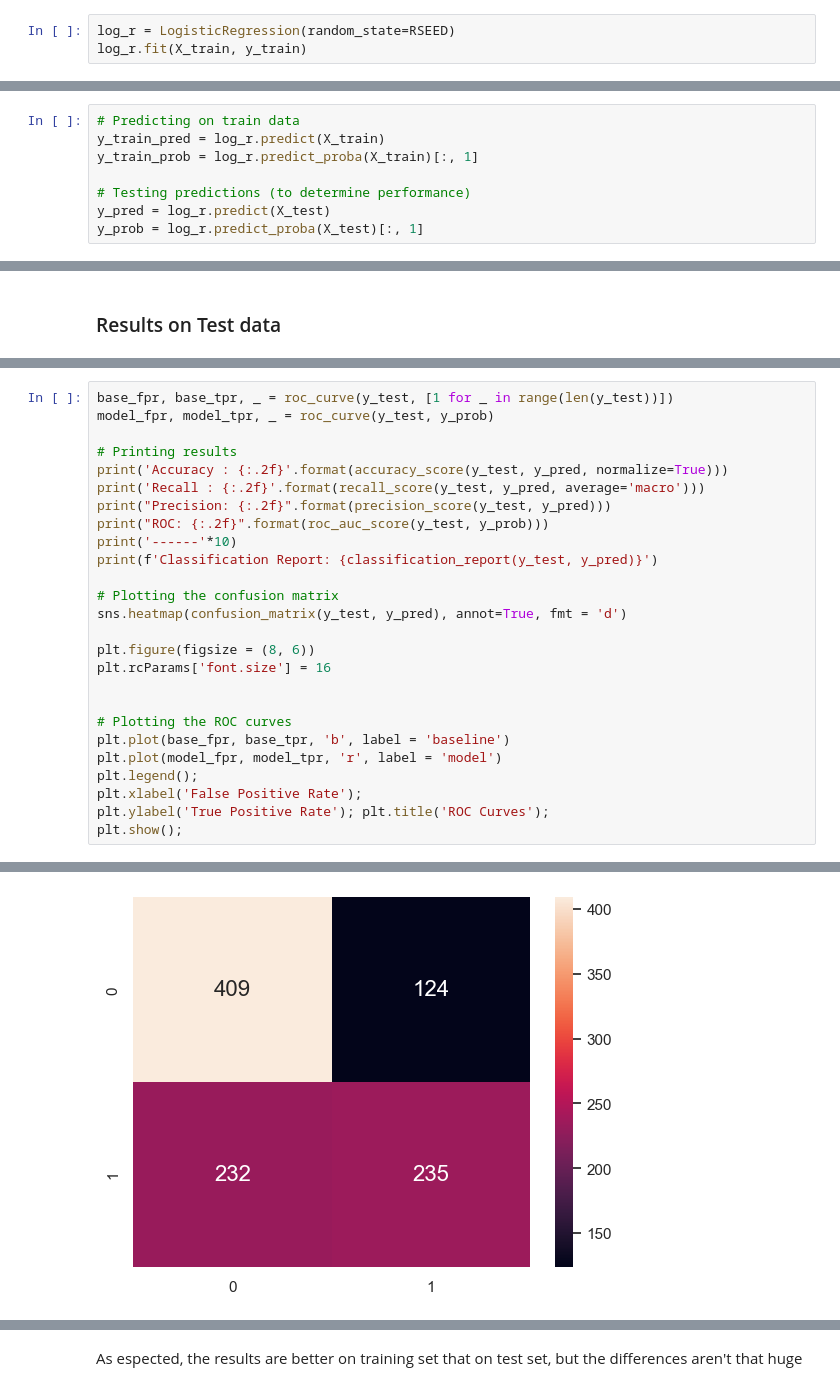
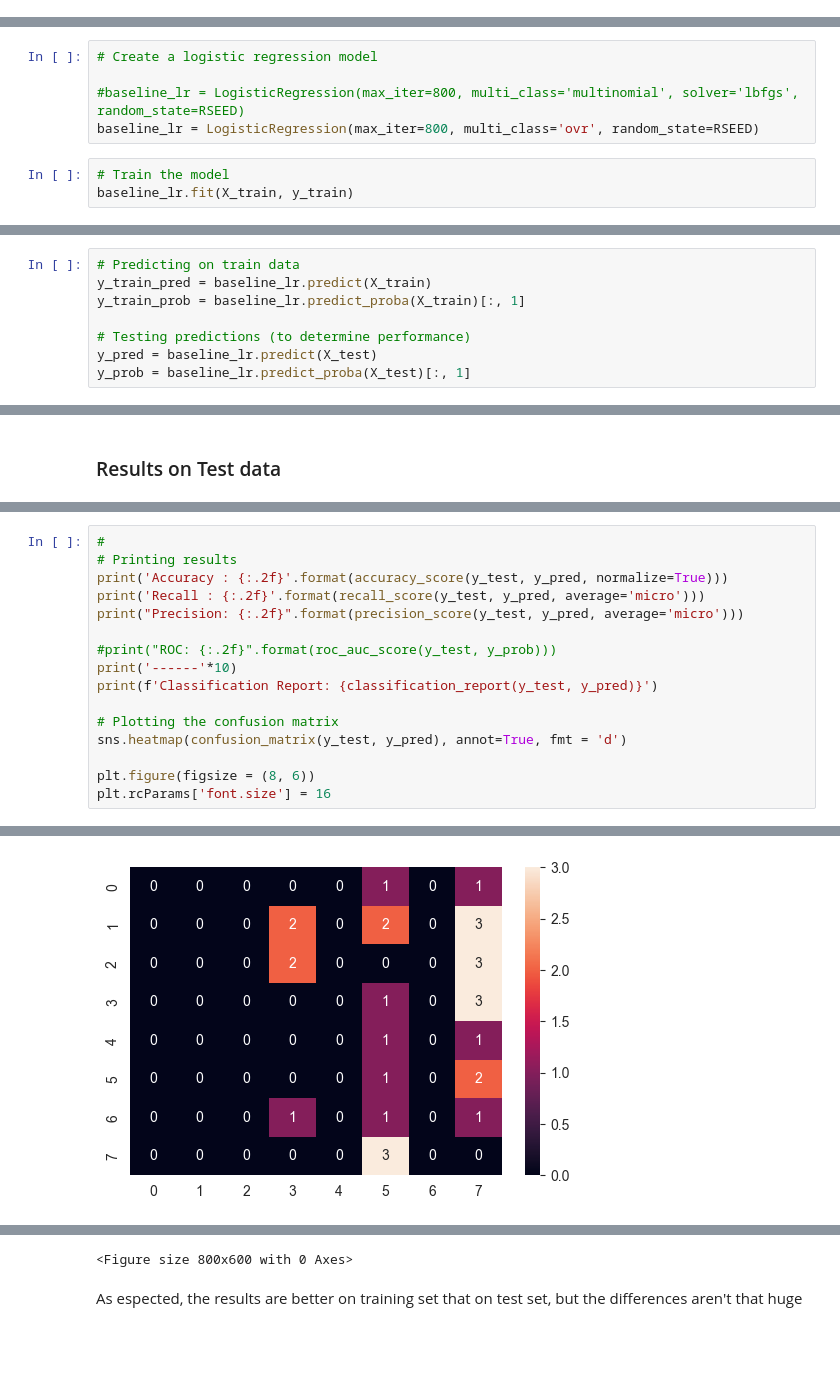
Before and after one commit to e-Itohan/students_evaluation, a Jupyter notebook: students_notebook.ipynb, the cells around one changed output, grey strips where cells are left out. Saved outputs shown, nothing was run; the diff lists cells and outputs as text; blank space fills up the shorter version.

```diff
--- a/students_notebook.ipynb
+++ b/students_notebook.ipynb
@@ -397,5 +466,2 @@ X_train
 # %% [markdown]
 ### Logistic regression as baseline model
-# %%
-log_r = LogisticRegression(random_state=RSEED)
-log_r.fit(X_train, y_train)
@@ -403,0 +468,8 @@ LogisticRegression(random_state=42)
+# %%
+# Create a logistic regression model
+
+#baseline_lr = LogisticRegression(max_iter=800, multi_class='multinomial', solver='lbfgs', random_state=RSEED)
+baseline_lr = LogisticRegression(max_iter=800, multi_class='ovr', random_state=RSEED)
+# %%
+# Train the model
+baseline_lr.fit(X_train, y_train)
@@ -404,11 +481,11 @@ LogisticRegression(random_state=42)
 # %%
 # Predicting on train data
-y_train_pred = log_r.predict(X_train)
-y_train_prob = log_r.predict_proba(X_train)[:, 1]
+y_train_pred = baseline_lr.predict(X_train)
+y_train_prob = baseline_lr.predict_proba(X_train)[:, 1]
 
 # Testing predictions (to determine performance)
-y_pred = log_r.predict(X_test)
-y_prob = log_r.predict_proba(X_test)[:, 1]
+y_pred = baseline_lr.predict(X_test)
+y_prob = baseline_lr.predict_proba(X_test)[:, 1]
 # %% [markdown]
 ### Results on Training data
 # %%
@@ -458,12 +529,11 @@ weighted avg       0.66      0.66      0.65      4000
 # %%
-base_fpr, base_tpr, _ = roc_curve(y_test, [1 for _ in range(len(y_test))])
-model_fpr, model_tpr, _ = roc_curve(y_test, y_prob)
-
+#
 # Printing results
 print('Accuracy : {:.2f}'.format(accuracy_score(y_test, y_pred, normalize=True)))
-print('Recall : {:.2f}'.format(recall_score(y_test, y_pred, average='macro')))
-print("Precision: {:.2f}".format(precision_score(y_test, y_pred)))
-print("ROC: {:.2f}".format(roc_auc_score(y_test, y_prob)))
+print('Recall : {:.2f}'.format(recall_score(y_test, y_pred, average='micro')))
+print("Precision: {:.2f}".format(precision_score(y_test, y_pred, average='micro')))
+
+#print("ROC: {:.2f}".format(roc_auc_score(y_test, y_prob)))
 print('------'*10)
 print(f'Classification Report: {classification_report(y_test, y_pred)}')
 
@@ -472,13 +542,4 @@ sns.heatmap(confusion_matrix(y_test, y_pred), annot=True, fmt = 'd')
 
 plt.figure(figsize = (8, 6))
 plt.rcParams['font.size'] = 16
-
-
-# Plotting the ROC curves
-plt.plot(base_fpr, base_tpr, 'b', label = 'baseline')
-plt.plot(model_fpr, model_tpr, 'r', label = 'model')
-plt.legend();
-plt.xlabel('False Positive Rate');
-plt.ylabel('True Positive Rate'); plt.title('ROC Curves');
-plt.show();
 # %% [output]
@@ -498 +564 @@ weighted avg       0.65      0.64      0.64      1000
-[figure, old version]
+[figure, new version]
@@ -500,3 +565,4 @@ weighted avg       0.65      0.64      0.64      1000
+<Figure size 800x600 with 0 Axes>
 # %% [markdown]
 As espected, the results are better on training set that on test set, but the differences aren't that huge
 # %% [markdown]
```
Also changed, not shown: parts of 134 cells of this notebook, 8 other files.
